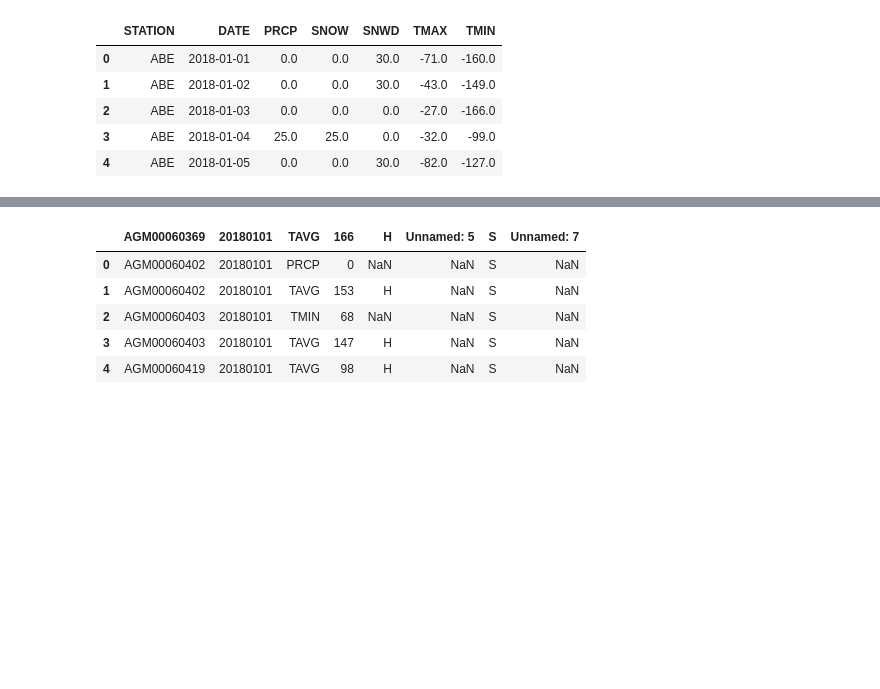
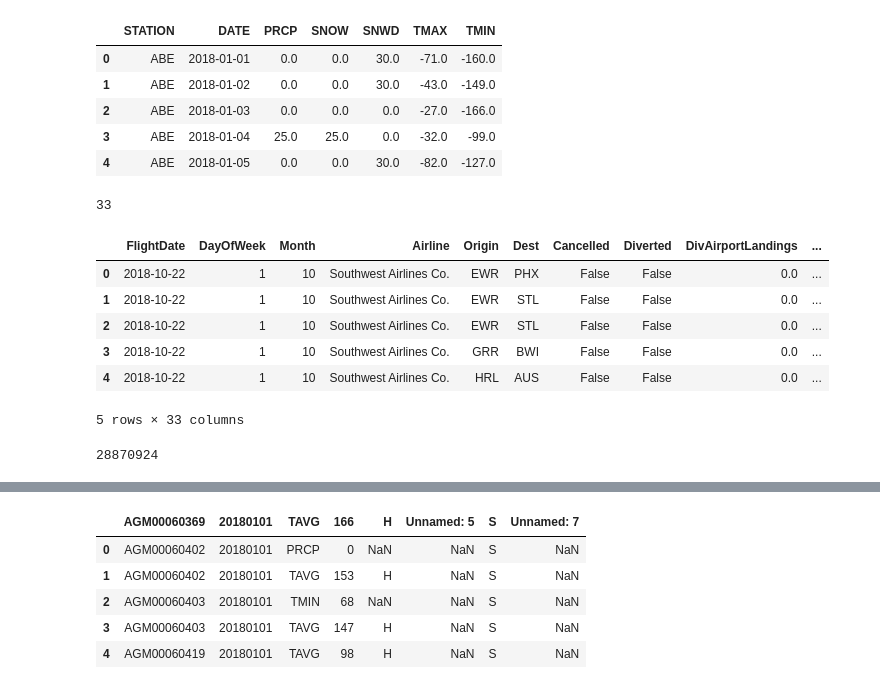
Before and after one commit to ekrichards/DSC288R_Capstone, a Jupyter notebook: notebooks/er.ipynb, the cells around one changed output, grey strips where cells are left out. Saved outputs shown, nothing was run; the diff lists cells and outputs as text; code cells hidden in the pictures; blank space fills up the shorter version.

```diff
--- a/notebooks/er.ipynb
+++ b/notebooks/er.ipynb
@@ -91,3 +91,21 @@ Index(['STATION', 'DATE', 'PRCP', 'SNOW', 'SNWD', 'TMAX', 'TMIN'], dtype='object
 | 2 | ABE | 2018-01-03 | 0.0 | 0.0 | 0.0 | -27.0 | -166.0 |
 | 3 | ABE | 2018-01-04 | 25.0 | 25.0 | 0.0 | -32.0 | -99.0 |
 | 4 | ABE | 2018-01-05 | 0.0 | 0.0 | 30.0 | -82.0 | -127.0 |
+# %%
+# Read parquet file
+clean_2018 = pd.read_parquet(r'C:\Users\ekait\Git\DSC288R_Capstone\data\final\final_data.parquet')
+print(len(clean_2018.columns))
+clean_2018.head()
+# %% [output]
+33
+|  | FlightDate | DayOfWeek | Month | Airline | Origin | Dest | Cancelled | Diverted | DivAirportLandings | ... |
+| 0 | 2018-10-22 | 1 | 10 | Southwest Airlines Co. | EWR | PHX | False | False | 0.0 | ... |
+| 1 | 2018-10-22 | 1 | 10 | Southwest Airlines Co. | EWR | STL | False | False | 0.0 | ... |
+| 2 | 2018-10-22 | 1 | 10 | Southwest Airlines Co. | EWR | STL | False | False | 0.0 | ... |
+| 3 | 2018-10-22 | 1 | 10 | Southwest Airlines Co. | GRR | BWI | False | False | 0.0 | ... |
+| 4 | 2018-10-22 | 1 | 10 | Southwest Airlines Co. | HRL | AUS | False | False | 0.0 | ... |
+5 rows × 33 columns
+# %%
+len(clean_2018)
+# %% [output]
+28870924
```
Also changed, not shown: parts of 1 cell of this notebook, 11 other files.
